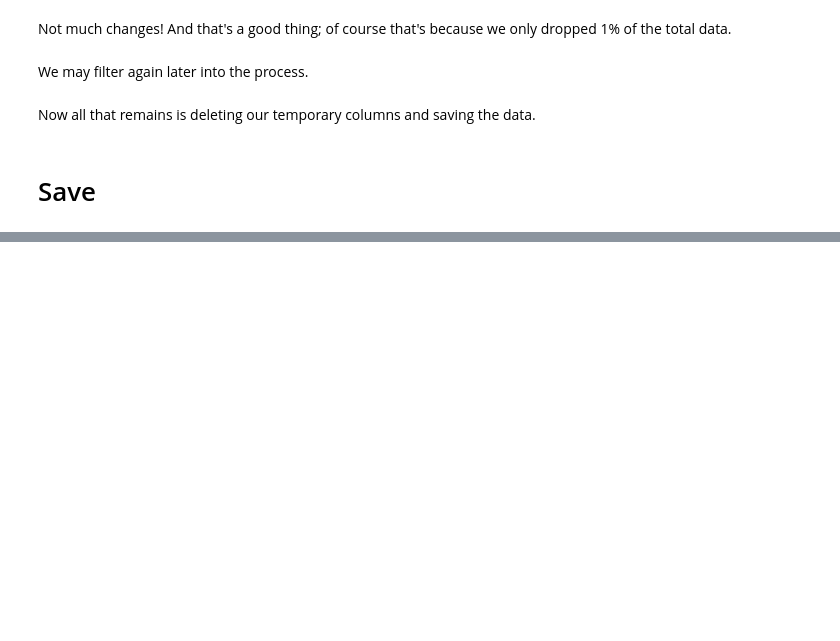
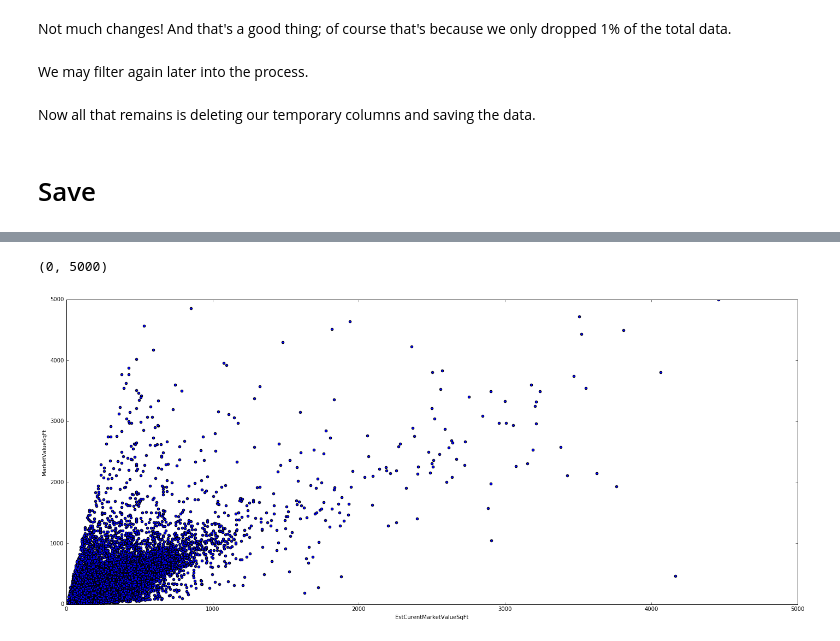
Before and after one commit to ResidentMario/nyc-buildings, a Jupyter notebook: data-munging.ipynb, the cells around one changed output, grey strips where cells are left out. Drawn from its saved outputs; the diff is of its cells as text; code cells hidden in the pictures; blank space fills up the shorter version.

```diff
--- a/data-munging.ipynb
+++ b/data-munging.ipynb
@@ -550,0 +589,14 @@ r_p_post.to_csv('nyc_building_nonsales.csv')
+# %%
+r_p['ValueRatio'] = r_p['MarketValueSqFt'] / r_p['EstCurentMarketValueSqFt']
+# %%
+r_p = r_p[r_p['ValueRatio'] < 10]
+# %%
+ax = r_p[(r_p['ValueRatio'] < 10)][['MarketValueSqFt', 'EstCurentMarketValueSqFt']].plot(y='MarketValueSqFt',
+                                                                                               x='EstCurentMarketValueSqFt',
+                                                                                               kind='scatter',
+                                                                                               figsize=(24, 10))
+ax.set_xlim([0,5000])
+ax.set_ylim([0,5000])
+# %% [output]
+(0, 5000)
+[figure, added]
```
Also changed, not shown: parts of 14 cells of this notebook, 1 other file.
